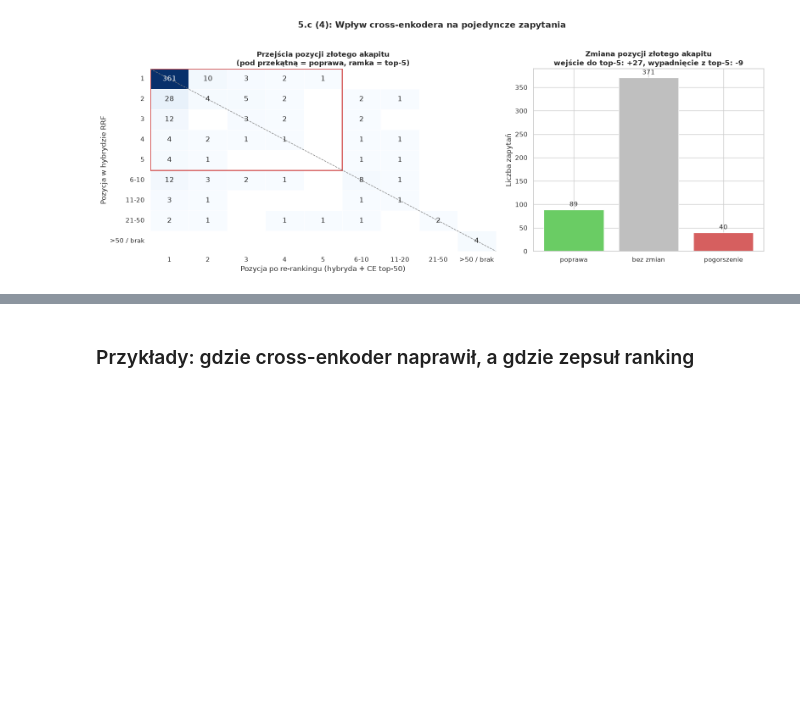
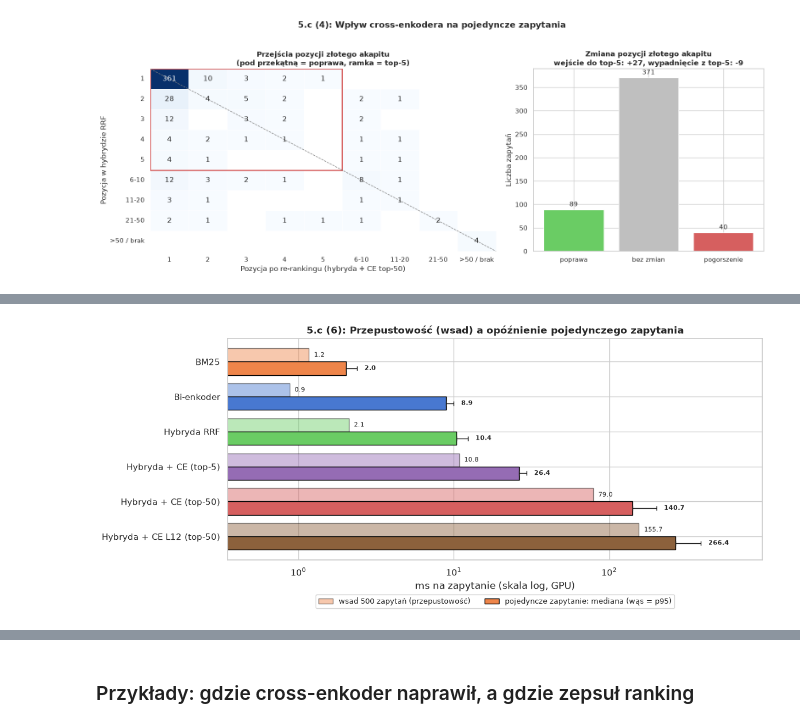
Before and after one commit to Voldziu/NLP, a Jupyter notebook: 03/dominik/dominik.ipynb, the cells around one changed output, grey strips where cells are left out. Cells and saved outputs as stored; diff of their text form; code cells hidden in the pictures; blank space fills up the shorter version.

```diff
--- a/03/dominik/dominik.ipynb
+++ b/03/dominik/dominik.ipynb
@@ -865,0 +1049,71 @@ display(df_all.set_index("System").round(4))
+# %%
+LAT_N = 100
+stage_ms = defaultdict(list)
+
+
+def pipeline_once(q):
+    qs = [q]
+    t0 = time.perf_counter()
+    b = search_bm25(bm25, qs, docs, top_k=DEPTH)
+    t1 = time.perf_counter()
+    e = bi_model.encode([q["text"]], convert_to_numpy=True, show_progress_bar=False)
+    d = search_faiss(index, e, qs, docs, top_k=DEPTH)
+    t2 = time.perf_counter()
+    f = reciprocal_rank_fusion([b, d], k=RRF_K)
+    t3 = time.perf_counter()
+    rerank(f, qs, docs, model_name=CE_MODEL, top_n=TOP_K, top_k=TOP_K)
+    t4 = time.perf_counter()
+    rerank(f, qs, docs, model_name=CE_MODEL, top_n=CE_TOP_N, top_k=TOP_K)
+    t5 = time.perf_counter()
+    rerank(f, qs, docs, model_name=CE_MODEL_L12, top_n=CE_TOP_N, top_k=TOP_K)
+    t6 = time.perf_counter()
+    return {"bm25": t1 - t0, "dense": t2 - t1, "fuse": t3 - t2, "ce5": t4 - t3, "ce50": t5 - t4, "l12": t6 - t5}
+
+
+for q in queries[:5]:  # rozgrzewka
+    pipeline_once(q)
+for q in queries[:LAT_N]:
+    s = {k: v * 1000 for k, v in pipeline_once(q).items()}
+    hyb = s["bm25"] + s["dense"] + s["fuse"]
+    stage_ms["BM25"].append(s["bm25"])
+    stage_ms["Bi-enkoder"].append(s["dense"])
+    stage_ms["Hybryda RRF"].append(hyb)
+    stage_ms["Hybryda + CE (top-5)"].append(hyb + s["ce5"])
+    stage_ms["Hybryda + CE (top-50)"].append(hyb + s["ce50"])
+    stage_ms["Hybryda + CE L12 (top-50)"].append(hyb + s["l12"])
+
+df_lat = pd.DataFrame([
+    {
+        "System": name,
+        "wsad: ms/zapytanie": LATENCY_MS[name],
+        "pojedyncze: mediana [ms]": np.median(v),
+        "pojedyncze: p95 [ms]": np.percentile(v, 95),
+    }
+    for name, v in stage_ms.items()
+])
+df_lat["mediana / wsad"] = df_lat["pojedyncze: mediana [ms]"] / df_lat["wsad: ms/zapytanie"]
+
+fig, ax = plt.subplots(figsize=(12, 5))
+y = np.arange(len(df_lat))
+h = 0.38
+colors = [COLORS[s] for s in df_lat["System"]]
+ax.barh(y - h / 2, df_lat["wsad: ms/zapytanie"], height=h, color=colors, alpha=0.45, edgecolor="black", label="wsad 500 zapytań (przepustowość)")
+med = df_lat["pojedyncze: mediana [ms]"]
+p95 = df_lat["pojedyncze: p95 [ms]"]
+ax.barh(y + h / 2, med, height=h, color=colors, edgecolor="black", xerr=[np.zeros(len(med)), p95 - med],
+        error_kw={"capsize": 3, "lw": 1}, label="pojedyncze zapytanie: mediana (wąs = p95)")
+for i, (b, m) in enumerate(zip(df_lat["wsad: ms/zapytanie"], med)):
+    ax.text(b * 1.08, i - h / 2, f"{b:.1f}", va="center", fontsize=8)
+    ax.text(p95.iloc[i] * 1.12, i + h / 2, f"{m:.1f}", va="center", fontsize=8, fontweight="bold")
+ax.set_yticks(y, labels=df_lat["System"])
+ax.invert_yaxis()
+ax.set_xscale("log")
+ax.set_xlabel("ms na zapytanie (skala log, GPU)")
+ax.legend(loc="upper center", bbox_to_anchor=(0.5, -0.14), ncol=2, fontsize=9)
+ax.set_title("5.c (6): Przepustowość (wsad) a opóźnienie pojedynczego zapytania", fontweight="bold")
+ax.margins(x=0.15)
+save_fig(fig, "5c_6_opoznienie")
+plt.show()
+display(df_lat.set_index("System").round(2))
+# %% [output]
+[figure, added]
```
Also changed, not shown: parts of 19 cells of this notebook, 9 other files.
